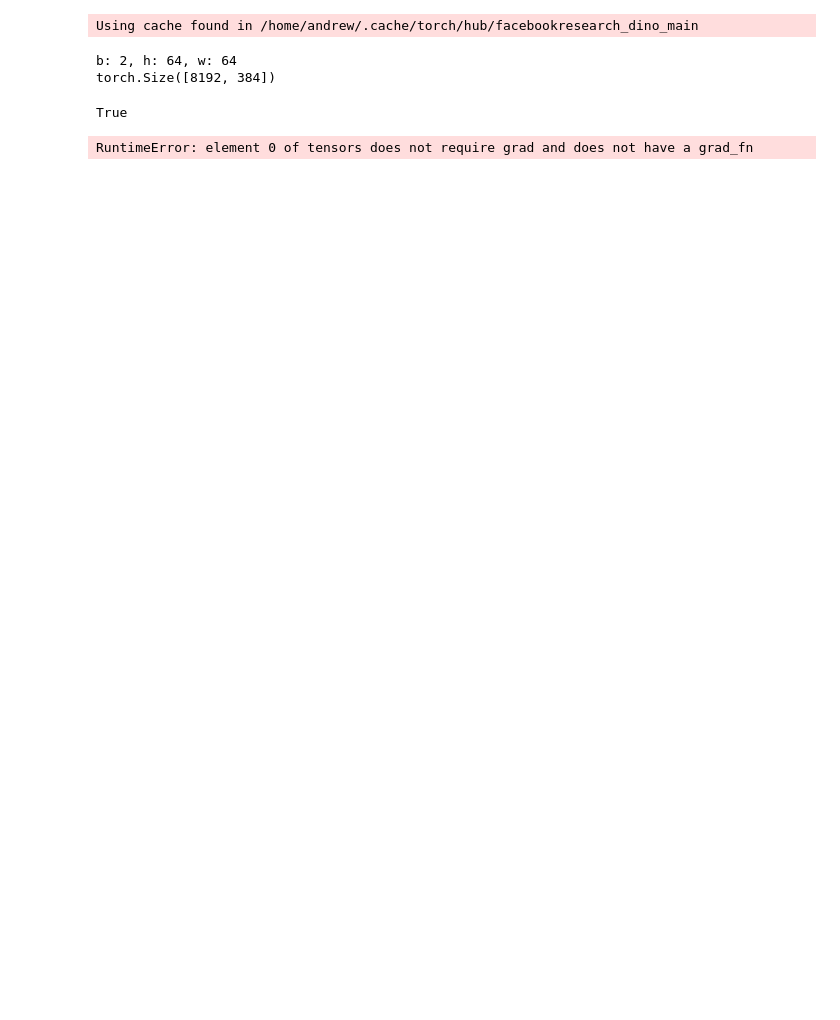
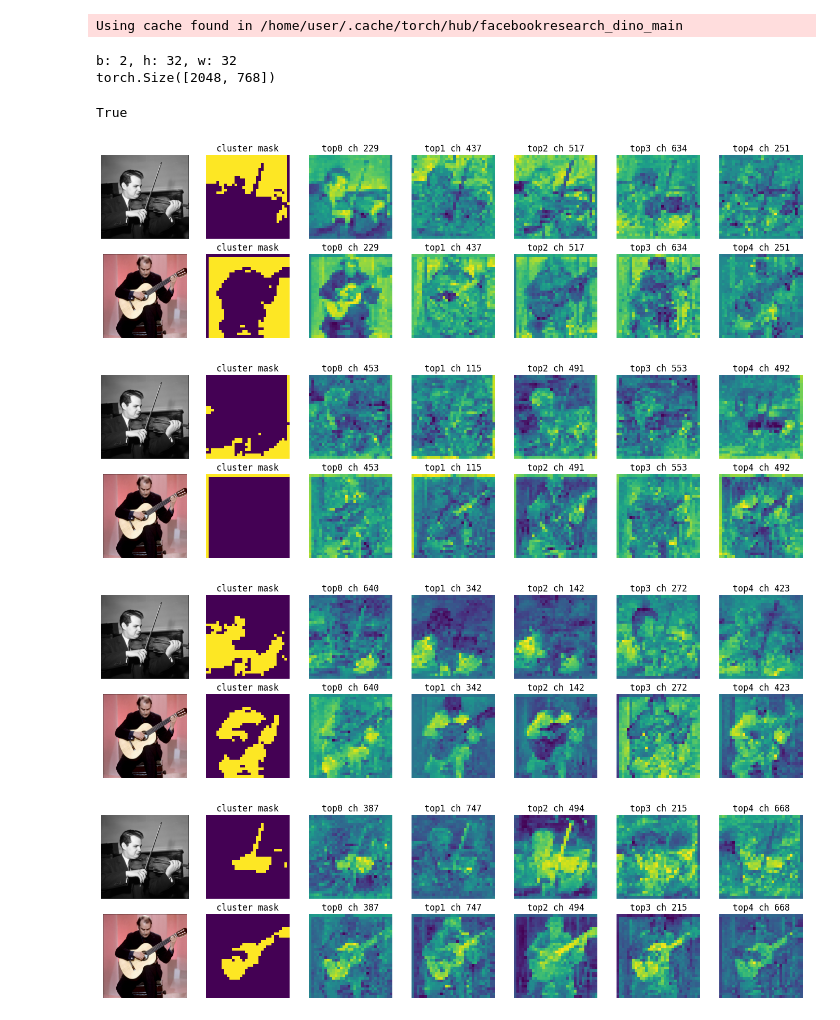
Before and after one commit to ashleymyan/mood, a Jupyter notebook: _demo_gradcam.ipynb, the cells around one changed output. Drawn from its saved outputs; the diff is of its cells as text; code cells hidden in the pictures; blank space fills up the shorter version.

```diff
--- a/_demo_gradcam.ipynb
+++ b/_demo_gradcam.ipynb
@@ -29,4 +14,6 @@ plt.rcParams['font.family'] = 'monospace'
 # %%
+# %%
+
 def load_images_helper(pil_images):
     if isinstance(pil_images[0], str):
         pil_images = [Image.open(image) for image in pil_images]
@@ -34,7 +21,7 @@ def load_images_helper(pil_images):
     pil_images = [image.convert("RGB") for image in pil_images]
     return pil_images
 
-image_paths = ["./images/jimi_portrait.jpg", "./images/jimi_action.jpg"]
+image_paths = ["./images/playviolin_hr.png", "./images/playguitar_hr.png"]
 
 images = load_images_helper(image_paths)
 images_tensor = torch.stack([dino_img_transform(image) for image in images])
@@ -46,31 +33,17 @@ features = rearrange(dino_image_embeds, 'b l c -> (b l) c')
 print(f'b: {b}, h: {h}, w: {w}')
 print(features.shape)
 # %% [output]
-Using cache found in /home/andrew/.cache/torch/hub/facebookresearch_dino_main
+Using cache found in /home/user/.cache/torch/hub/facebookresearch_dino_main
-b: 2, h: 64, w: 64
-torch.Size([8192, 384])
+b: 2, h: 32, w: 32
+torch.Size([2048, 768])
-# %%
-def differentiable_kway_ncut(features, n_segment):
-    assert features.requires_grad == True
-    A = affinity_from_features(features, distance='rbf', gamma=0.5)
-    eigvec, eigval = ncut(A, n_segment)
-    kway_eigvec = kway_ncut(eigvec)
-    return eigvec, kway_eigvec
-
-def differentiable_single_kway_ncut(features, n_segment):
-    assert features.requires_grad == True
-
-    features = rearrange(features, '(b l) c -> b l c', b=b)
-
-    eigvec_list, kway_list = [], []
-    for i in range(b):
-        A = affinity_from_features(features[i], distance='rbf', gamma=0.5)
-        eigv, eigval = ncut(A, n_segment)
-        kway_eig = kway_ncut(eigv)
-        eigvec_list.append(eigv)
-        kway_list.append(kway_eig)
-
-    eigvec = torch.cat(eigvec_list, dim=0)       # (b*l, c)
-    kway_eigvec = torch.cat(kway_list, dim=0)    # (b*l, c)
-    return eigvec, kway_eigvec
+# %%
+# %%
+
+def differentiable_kway_ncut(features, n_segment):
+    assert features.requires_grad == True
+    # A = affinity_from_features(features, distance='rbf', gamma=0.5)
+    # eigvec, eigval = ncut(A, n_segment)
+    eigvec = Ncut(n_eig=n_segment, track_grad=True).fit_transform(features)
+    kway_eigvec = kway_ncut(eigvec)
+    return eigvec, kway_eigvec
 # %%
@@ -82,6 +57,8 @@ print(eigvec.requires_grad)
 # %% [output]
 True
 # %%
+# %%
+
 def channel_gradient_from_cluster(features, cluster_mask, kway_eigvec, cluster_idx):
     assert features.requires_grad == True
     if features.grad is not None:
@@ -89,7 +66,7 @@ def channel_gradient_from_cluster(features, cluster_mask, kway_eigvec, cluster_i
     loss = - kway_eigvec[cluster_mask, cluster_idx].abs().mean()
     # maximize the absolute value of the eigvec
     loss.backward(retain_graph=True)
-    grad = features.grad[cluster_mask]#.mean(0)  # C
+    grad = features.grad[cluster_mask].mean(0)  # C
     return grad
 
 import matplotlib.pyplot as plt
@@ -110,10 +87,6 @@ def plot_channel_gradient(grad, cluster_mask, features, n_plot_images=None):
         axes[i, 1].set_title(f"cluster mask")
         for top_k in range(5):
             ch_idx = grad_sorted[top_k]
-            print(ch_idx)
-            # axes[i, top_k+2].imshow(features[i, :, :, ch_idx], cmap='bwr', vmin=-1, vmax=1)
-            print(features.shape)
-            print(features[i, :, :, ch_idx].shape)
             axes[i, top_k+2].imshow(features[i, :, :, ch_idx], cmap='viridis')
             axes[i, top_k+2].set_title(f"top{top_k} ch {ch_idx}")
     for ax in axes.flatten():
@@ -121,11 +94,17 @@ def plot_channel_gradient(grad, cluster_mask, features, n_plot_images=None):
     plt.tight_layout()
     plt.show()
 # %%
+# %%
+
 for i in range(n_segment):
     cluster_mask = kway_eigvec.argmax(1) == i
+    cluster_mask = cluster_mask.detach().cpu()
     grad = channel_gradient_from_cluster(features, cluster_mask, kway_eigvec, i)
     # plt.hist(grad.detach().cpu().numpy(), bins=100)
     # plt.show()
     plot_channel_gradient(grad, cluster_mask, features)
 # %% [output]
-RuntimeError: element 0 of tensors does not require grad and does not have a grad_fn
+[figure, added]
+[figure, added]
+[figure, added]
+[figure, added]
```
Also changed, not shown: parts of 4 cells of this notebook, 9 other files.
